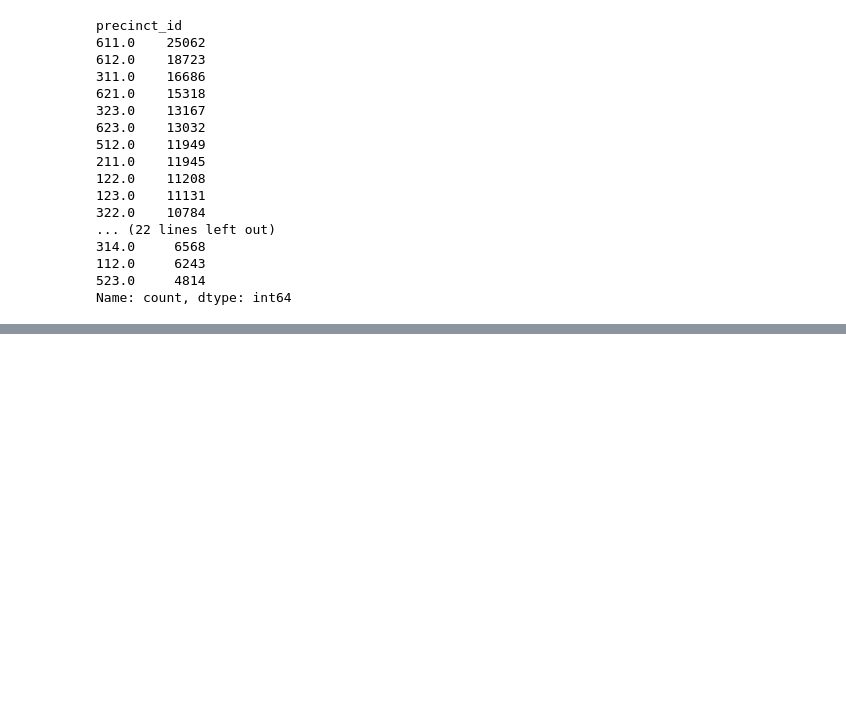
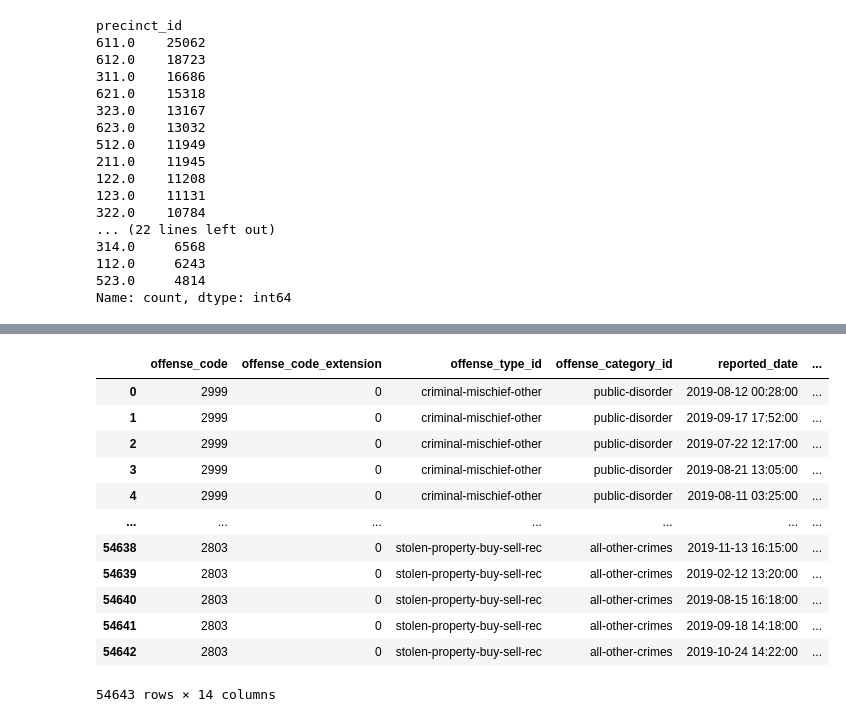
Before and after one commit to RchlEMllr/Project_4, a Jupyter notebook: further_trimming.ipynb, the cells around one changed output, grey strips where cells are left out. Saved outputs shown, nothing was run; the diff lists cells and outputs as text; code cells hidden in the pictures; blank space fills up the shorter version.

```diff
--- a/further_trimming.ipynb
+++ b/further_trimming.ipynb
@@ -121,2 +158,19 @@ Name: count, dtype: int64
+# %%
+crimes_2019_df = crimes_2019_df.drop(columns=['level_0', 'index'])
+crimes_2019_df
+# %% [output]
+|  | offense_code | offense_code_extension | offense_type_id | offense_category_id | reported_date | ... |
+| 0 | 2999 | 0 | criminal-mischief-other | public-disorder | 2019-08-12 00:28:00 | ... |
+| 1 | 2999 | 0 | criminal-mischief-other | public-disorder | 2019-09-17 17:52:00 | ... |
+| 2 | 2999 | 0 | criminal-mischief-other | public-disorder | 2019-07-22 12:17:00 | ... |
+| 3 | 2999 | 0 | criminal-mischief-other | public-disorder | 2019-08-21 13:05:00 | ... |
+| 4 | 2999 | 0 | criminal-mischief-other | public-disorder | 2019-08-11 03:25:00 | ... |
+| ... | ... | ... | ... | ... | ... | ... |
+| 54638 | 2803 | 0 | stolen-property-buy-sell-rec | all-other-crimes | 2019-11-13 16:15:00 | ... |
+| 54639 | 2803 | 0 | stolen-property-buy-sell-rec | all-other-crimes | 2019-02-12 13:20:00 | ... |
+| 54640 | 2803 | 0 | stolen-property-buy-sell-rec | all-other-crimes | 2019-08-15 16:18:00 | ... |
+| 54641 | 2803 | 0 | stolen-property-buy-sell-rec | all-other-crimes | 2019-09-18 14:18:00 | ... |
+| 54642 | 2803 | 0 | stolen-property-buy-sell-rec | all-other-crimes | 2019-10-24 14:22:00 | ... |
+54643 rows × 14 columns
 # %%
 crime_na_df.to_csv('.\Resources\crimes_trimmed.csv', index=False)
```
Also changed, not shown: parts of 5 cells of this notebook, 2 other files.
